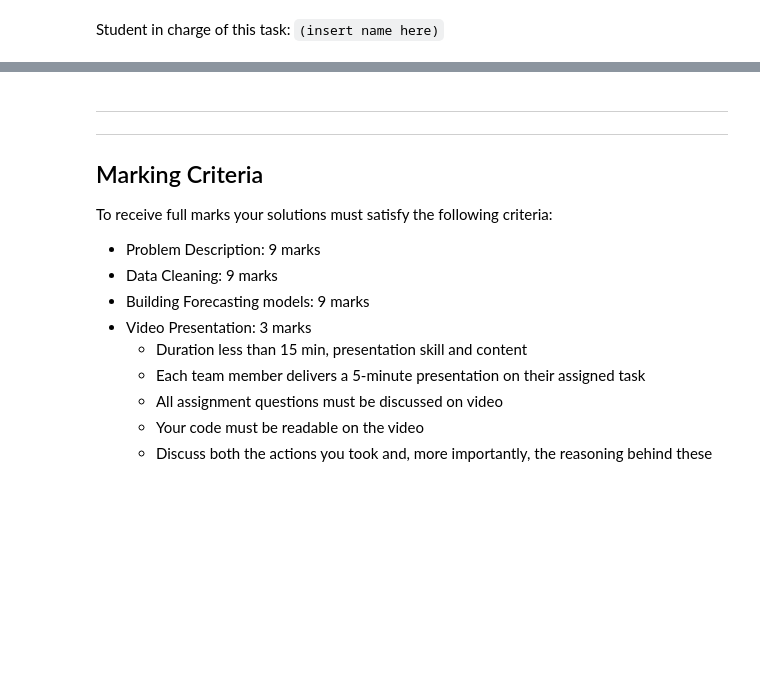
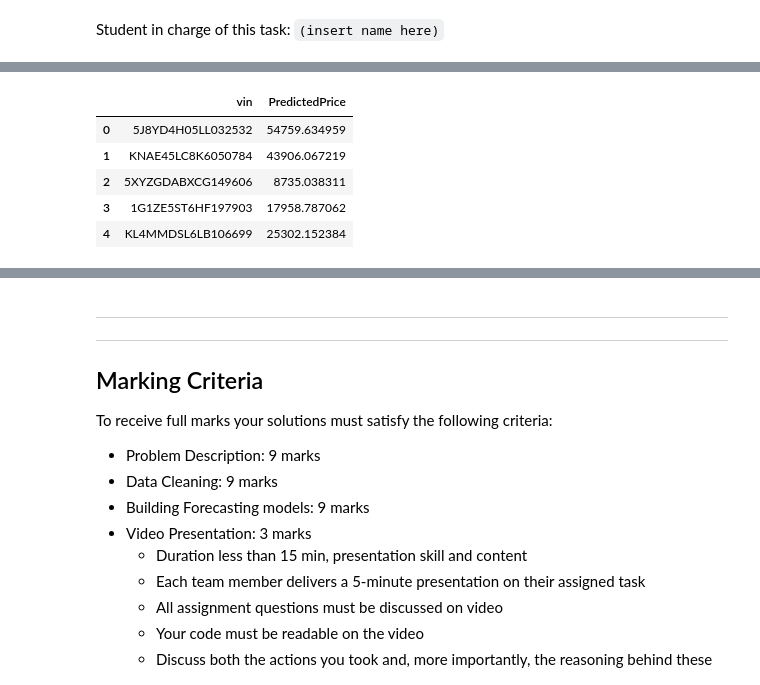
Before and after one commit to ShaneWester/Python, a Jupyter notebook: Kaggle_Competition Predictor Models.ipynb, the cells around one changed output, grey strips where cells are left out. Saved outputs shown, nothing was run; the diff lists cells and outputs as text; code cells hidden in the pictures; blank space fills up the shorter version.

```diff
--- a/Kaggle_Competition Predictor Models.ipynb
+++ b/Kaggle_Competition Predictor Models.ipynb
@@ -156,0 +360,52 @@ Student in charge of this task: `(insert name here)`
+# %%
+#CATBOOSTREGRESSOR
+
+from catboost import CatBoostRegressor
+
+# Load the train and test datasets
+train_data = pd.read_csv('train_processed_imputed.csv')
+test_data = pd.read_csv('test_processed_imputed.csv')
+
+# Define features and target variable
+X_train = train_data.drop(columns=['price'])  # Use only feature columns
+y_train = train_data['price']                 # Target variable
+
+# Prepare test features, ensuring they match the training features
+X_test = test_data[X_train.columns]           # Match columns to training data
+
+# Identify categorical columns by checking data types
+# Assuming any column with object type is categorical
+categorical_features = X_train.select_dtypes(include=['object']).columns.tolist()
+
+# Convert categorical feature names to indices (required by CatBoost)
+categorical_feature_indices = [X_train.columns.get_loc(col) for col in categorical_features]
+
+# Define and train the CatBoost model, specifying categorical features
+cat_model = CatBoostRegressor(
+    iterations=1000, learning_rate=0.05, depth=6, random_seed=42, silent=True,
+    cat_features=categorical_feature_indices  # Specify categorical features here
+)
+cat_model.fit(X_train, y_train)
+
+# Make predictions on the test set
+cat_predictions = cat_model.predict(X_test)
+
+
+# Prepare the submission DataFrame
+submission = pd.DataFrame({
+    'vin': test_data['vin'],      # Use the 'vin' column as ID
+    'PredictedPrice': cat_predictions
+})
+
+# Save the submission to a CSV file
+submission.to_csv('submission.csv', index=False)
+
+# Display the first few rows to verify
+submission.head()
+# %% [output]
+|  | vin | PredictedPrice |
+| 0 | 5J8YD4H05LL032532 | 54759.634959 |
+| 1 | KNAE45LC8K6050784 | 43906.067219 |
+| 2 | 5XYZGDABXCG149606 | 8735.038311 |
+| 3 | 1G1ZE5ST6HF197903 | 17958.787062 |
+| 4 | KL4MMDSL6LB106699 | 25302.152384 |
```
Also changed, not shown: parts of 16 cells of this notebook.
